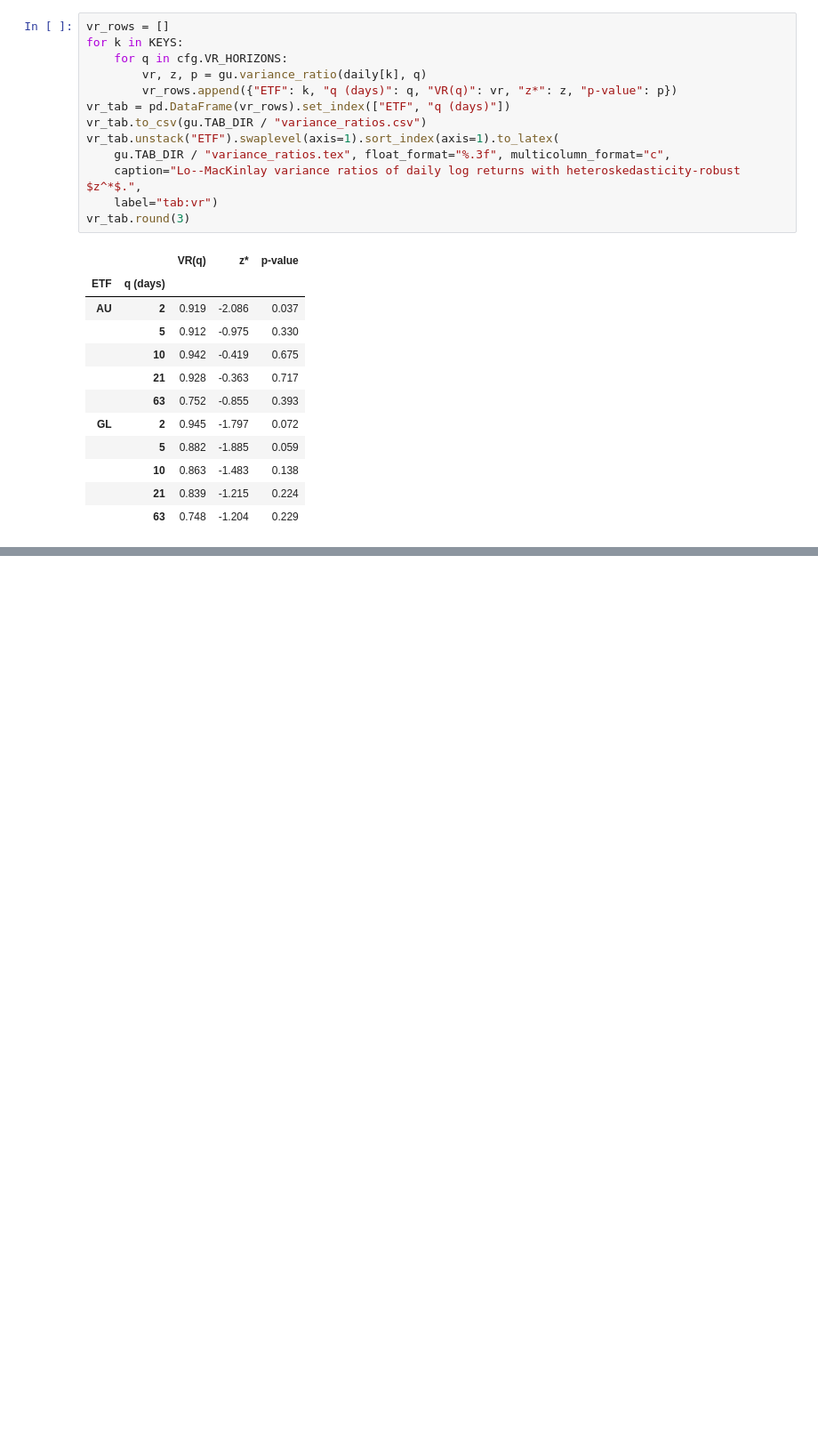
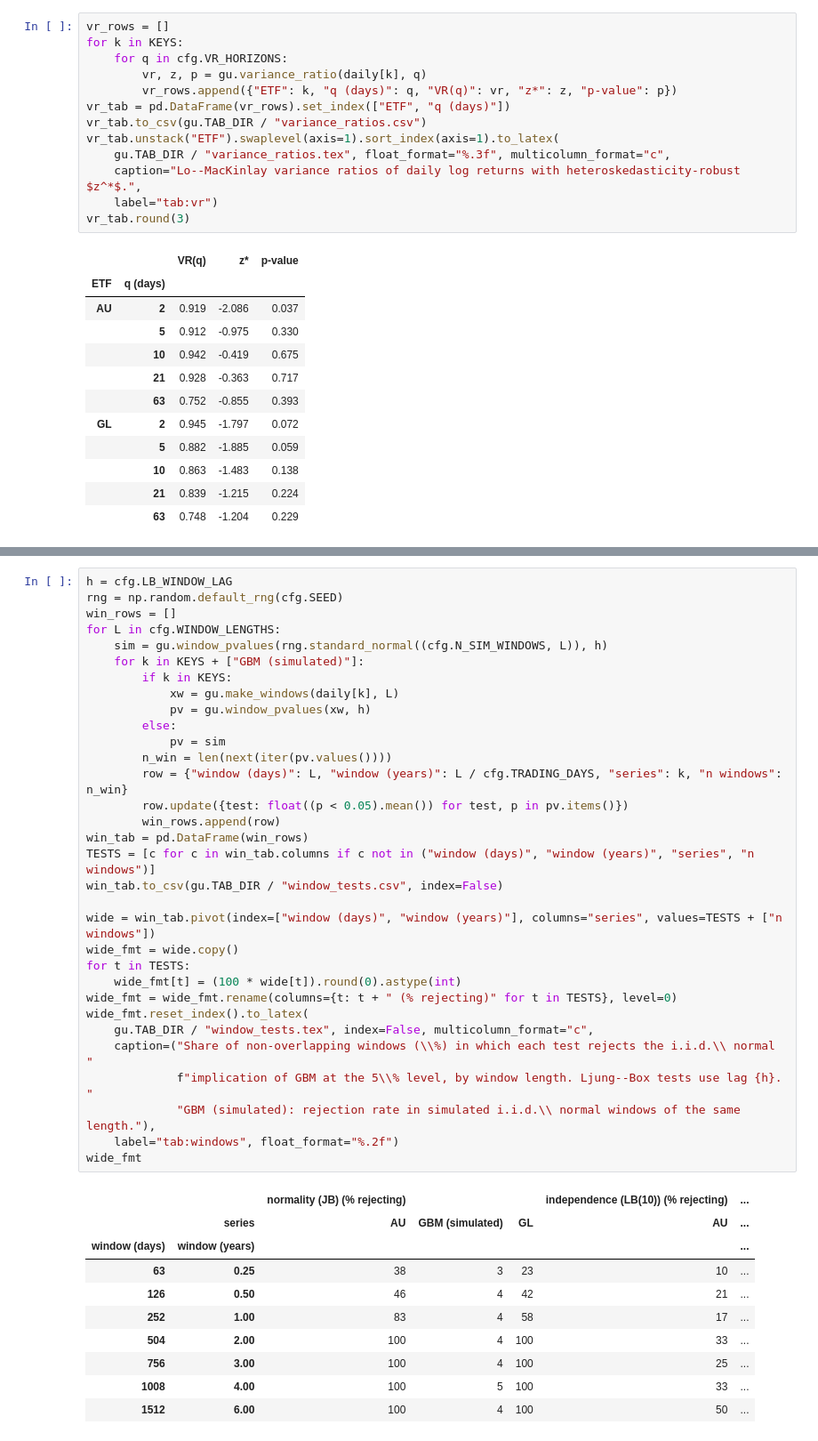
Before and after one commit to 9yifanchen9/MATH5816-Mini-Project, a Jupyter notebook: notebooks/02_diagnostics.ipynb, the cells around one changed output, grey strips where cells are left out. Shown at 89% size. Saved outputs shown, nothing was run; the diff lists cells and outputs as text; blank space fills up the shorter version.

```diff
--- a/notebooks/02_diagnostics.ipynb
+++ b/notebooks/02_diagnostics.ipynb
@@ -329,0 +344,43 @@ vr_tab.round(3)
+# %%
+h = cfg.LB_WINDOW_LAG
+rng = np.random.default_rng(cfg.SEED)
+win_rows = []
+for L in cfg.WINDOW_LENGTHS:
+    sim = gu.window_pvalues(rng.standard_normal((cfg.N_SIM_WINDOWS, L)), h)
+    for k in KEYS + ["GBM (simulated)"]:
+        if k in KEYS:
+            xw = gu.make_windows(daily[k], L)
+            pv = gu.window_pvalues(xw, h)
+        else:
+            pv = sim
+        n_win = len(next(iter(pv.values())))
+        row = {"window (days)": L, "window (years)": L / cfg.TRADING_DAYS, "series": k, "n windows": n_win}
+        row.update({test: float((p < 0.05).mean()) for test, p in pv.items()})
+        win_rows.append(row)
+win_tab = pd.DataFrame(win_rows)
+TESTS = [c for c in win_tab.columns if c not in ("window (days)", "window (years)", "series", "n windows")]
+win_tab.to_csv(gu.TAB_DIR / "window_tests.csv", index=False)
+
+wide = win_tab.pivot(index=["window (days)", "window (years)"], columns="series", values=TESTS + ["n windows"])
+wide_fmt = wide.copy()
+for t in TESTS:
+    wide_fmt[t] = (100 * wide[t]).round(0).astype(int)
+wide_fmt = wide_fmt.rename(columns={t: t + " (% rejecting)" for t in TESTS}, level=0)
+wide_fmt.reset_index().to_latex(
+    gu.TAB_DIR / "window_tests.tex", index=False, multicolumn_format="c",
+    caption=("Share of non-overlapping windows (\\%) in which each test rejects the i.i.d.\\ normal "
+             f"implication of GBM at the 5\\% level, by window length. Ljung--Box tests use lag {h}. "
+             "GBM (simulated): rejection rate in simulated i.i.d.\\ normal windows of the same length."),
+    label="tab:windows", float_format="%.2f")
+wide_fmt
+# %% [output]
+|  |  | normality (JB) (% rejecting) |  |  | independence (LB(10)) (% rejecting) | ... |
+|  | series | AU | GBM (simulated) | GL | AU | ... |
+| window (days) | window (years) |  |  |  |  | ... |
+| 63 | 0.25 | 38 | 3 | 23 | 10 | ... |
+| 126 | 0.50 | 46 | 4 | 42 | 21 | ... |
+| 252 | 1.00 | 83 | 4 | 58 | 17 | ... |
+| 504 | 2.00 | 100 | 4 | 100 | 33 | ... |
+| 756 | 3.00 | 100 | 4 | 100 | 25 | ... |
+| 1008 | 4.00 | 100 | 5 | 100 | 33 | ... |
+| 1512 | 6.00 | 100 | 4 | 100 | 50 | ... |
```
Also changed, not shown: parts of 6 cells of this notebook, 31 other files.
